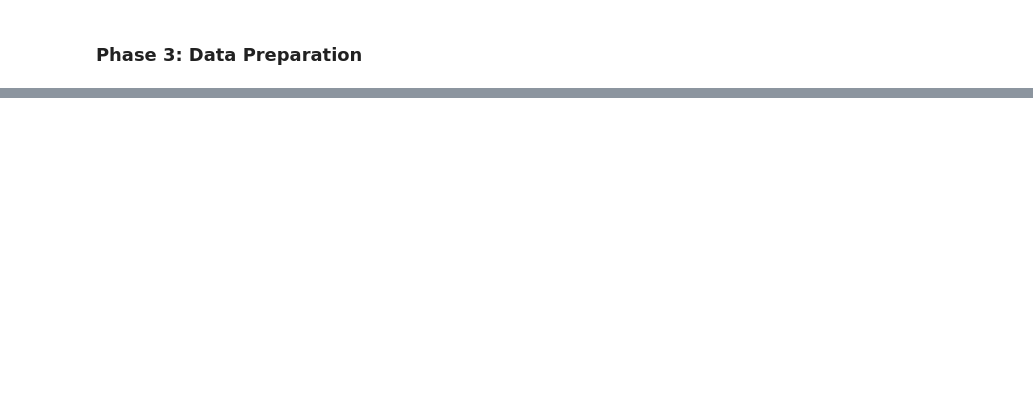
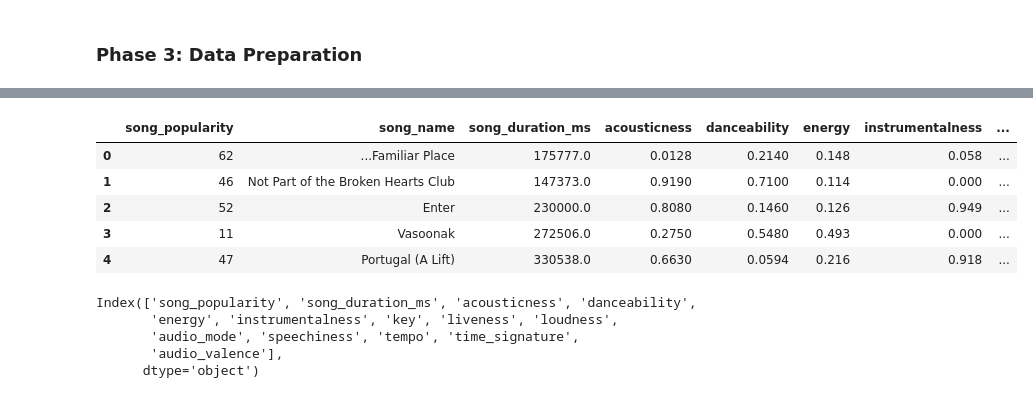
Before and after one commit to OdessaA/DataScience_SongPrediction, a Jupyter notebook: Eindopdracht - Data Exploratie.ipynb, the cells around one changed output, grey strips where cells are left out. Drawn from its saved outputs; the diff is of its cells as text; code cells hidden in the pictures; blank space fills up the shorter version.

Commit message:
Handmatige winsorisatie toegevoegd

```diff
--- a/Eindopdracht - Data Exploratie.ipynb
+++ b/Eindopdracht - Data Exploratie.ipynb
@@ -153,0 +427,6 @@ df['instrumentalness'].value_counts()
+# %%
+# Kolommen kiezen voor winsorisatie
+kolommen_winsoriseren = ['song_duration_ms', 'loudness', 'tempo', 'time_signature']
+
+#  Grenzen berekenen
+grenzen_voor = ikr_grenzen_berekenen(x[kolommen_winsoriseren])
@@ -153,0 +443,5 @@ df['instrumentalness'].value_counts()
+# %%
+# Kopie maken van x dataframe (df zonder target)
+df_gecorrigeerd = x.copy()
+# Winsorisatie toepassen op geselecteerde kolommen
+df_gecorrigeerd[kolommen_winsoriseren] = winsoriseren(x[kolommen_winsoriseren], grenzen_voor)
@@ -153,0 +458,19 @@ df['instrumentalness'].value_counts()
+# %%
+# target terugzetten
+df_gecorrigeerd.insert(0, target, y)
+display(df_gecorrigeerd.head())
+# %% [output]
+|  | song_popularity | song_name | song_duration_ms | acousticness | danceability | energy | instrumentalness | ... |
+| 0 | 62 | ...Familiar Place | 175777.0 | 0.0128 | 0.2140 | 0.148 | 0.058 | ... |
+| 1 | 46 | Not Part of the Broken Hearts Club | 147373.0 | 0.9190 | 0.7100 | 0.114 | 0.000 | ... |
+| 2 | 52 | Enter | 230000.0 | 0.8080 | 0.1460 | 0.126 | 0.949 | ... |
+| 3 | 11 | Vasoonak | 272506.0 | 0.2750 | 0.5480 | 0.493 | 0.000 | ... |
+| 4 | 47 | Portugal (A Lift) | 330538.0 | 0.6630 | 0.0594 | 0.216 | 0.918 | ... |
+# %%
+print(df_gecorrigeerd.select_dtypes(include=['int64', 'float64']).columns)
+# %% [output]
+Index(['song_popularity', 'song_duration_ms', 'acousticness', 'danceability',
+       'energy', 'instrumentalness', 'key', 'liveness', 'loudness',
+       'audio_mode', 'speechiness', 'tempo', 'time_signature',
+       'audio_valence'],
+      dtype='object')
```
Also changed, not shown: parts of 26 cells of this notebook, 2 other files.
